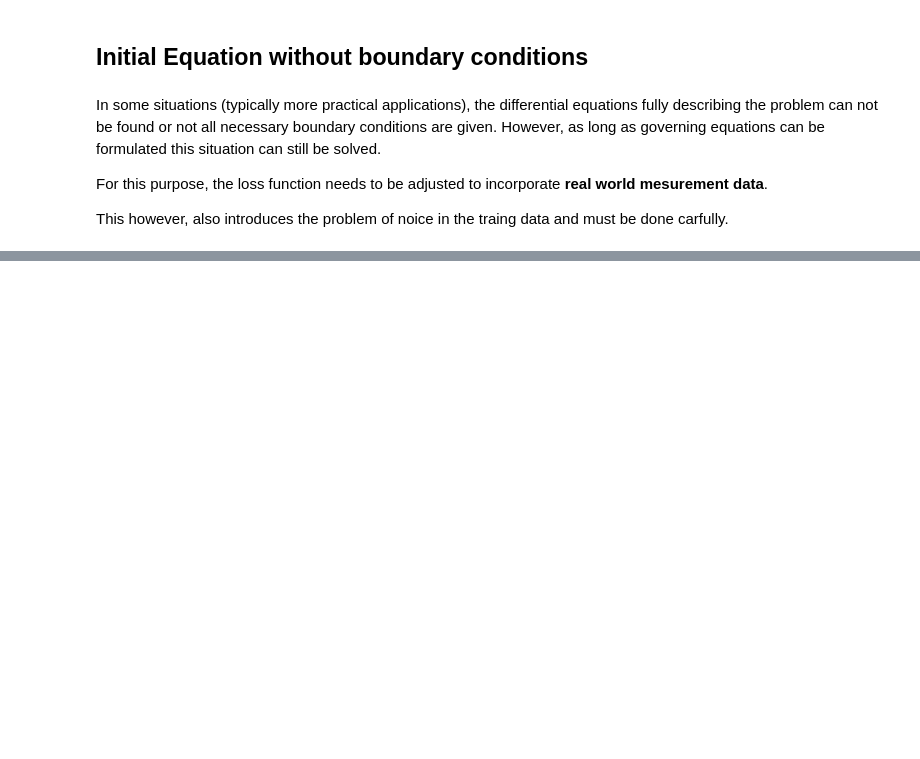
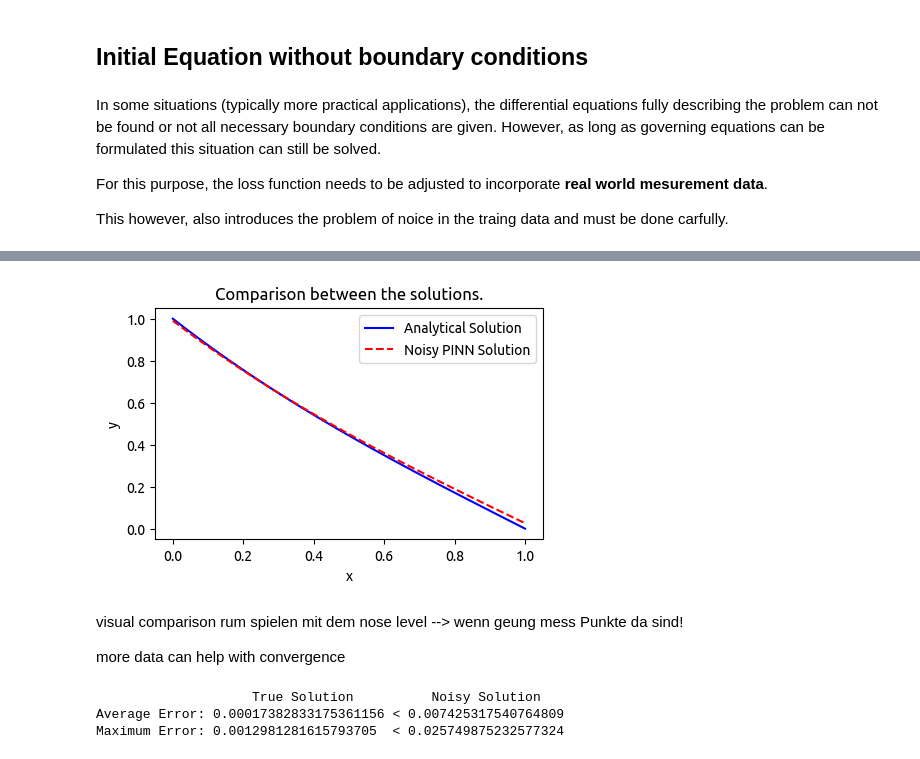
Before and after one commit to IMTEK-Simulation/PINNs_testbench, a Jupyter notebook: examples/1D & non-time dependend.ipynb, the cells around one changed output, grey strips where cells are left out. Cells and saved outputs as stored; diff of their text form; code cells hidden in the pictures; blank space fills up the shorter version.

```diff
--- a/examples/1D & non-time dependend.ipynb
+++ b/examples/1D & non-time dependend.ipynb
@@ -160,0 +212,64 @@ plt.show()
+# %%
+# Train the model for the nosy y-data if it is not already trained
+try:
+    # To force retraining of the model uncomment follwing line
+    ## raise Exception
+
+    model3 = keras.models.load_model('../data/simp_data_noisy.keras')
+except Exception as e:
+    error_time = train(model3, x_train, x_train, y_train_noisy, oneD_loss, lr_schedule, threshold=1e-8)
+    model3.save('../data/simp_data_noisy.keras')
+
+    # Create a graph showing the loss vs the epochs
+    x, y = zip(*error_time)
+    plt.figure(figsize=(5, 3))
+    plt.plot(x, y, 'g-')
+    plt.xlabel('Epochs')
+    plt.ylabel('Loss')
+    plt.title('Development of the Loss over the Epochs')
+    plt.show()
+
+
+# Visually compare the model with the analytical solution
+y_pred3 = model3(x_test).numpy()
+
+plt.figure(figsize=(5, 3))
+plt.plot(x_test, y_true, 'b-', label="Analytical Solution")
+plt.plot(x_test, y_pred3, 'r--', label='Noisy PINN Solution')
+plt.xlabel('x')
+plt.ylabel('y')
+plt.legend()
+plt.title('Comparison between the solutions.')
+plt.show()
+# %% [output]
+[figure, added]
+# %% [markdown]
+
+
+
+
+visual comparison rum spielen mit dem nose level --> wenn geung mess Punkte da sind!
+
+more data can help with convergence
+# %%
+# Compute some numbers for comparison between these methods
+
+err2 = y_true - y_pred2
+err3 = y_true - y_pred3
+
+avg2 = abs((sum(err2)/len(err2))[0])
+max2 = max(abs(err2))[0]
+
+avg3 = abs((sum(err3)/len(err3))[0])
+max3 = max(abs(err3))[0]
+
+sign1 = '>' if avg2 > avg3 else '<'
+sign2 = '>' if max2 > max3 else '<'
+
+print(20*" " + "True Solution" + 10 * " " + "Noisy Solution")
+print(f"Average Error: {avg2}" + " " + sign1 + f" {avg3}")
+print(f"Maximum Error: {max2}" + 2*" " + sign2 + f" {max3}")
+# %% [output]
+                    True Solution          Noisy Solution
+Average Error: 0.00017382833175361156 < 0.007425317540764809
+Maximum Error: 0.0012981281615793705  < 0.025749875232577324
```
Also changed, not shown: parts of 9 cells of this notebook, 6 other files.
